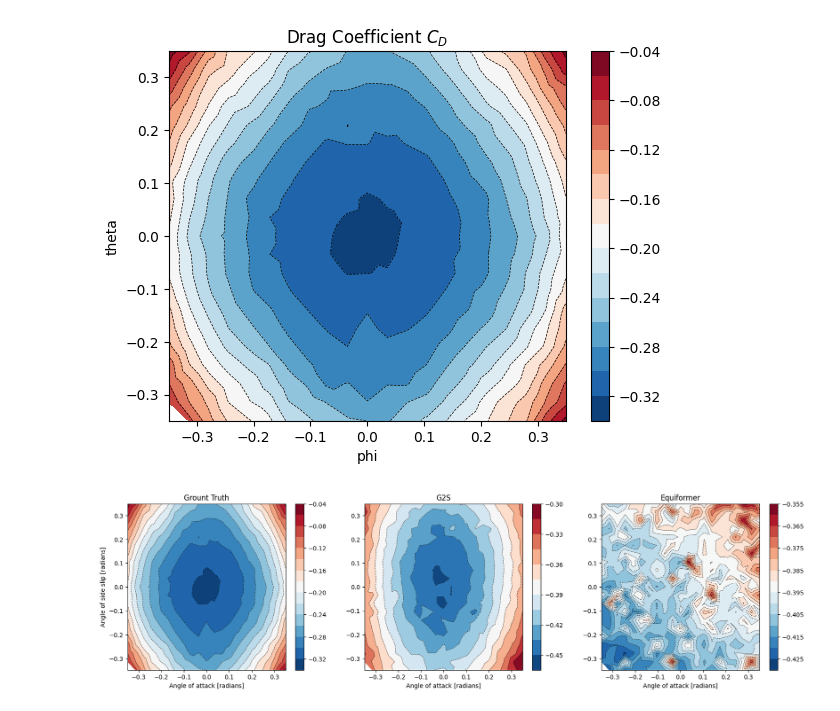
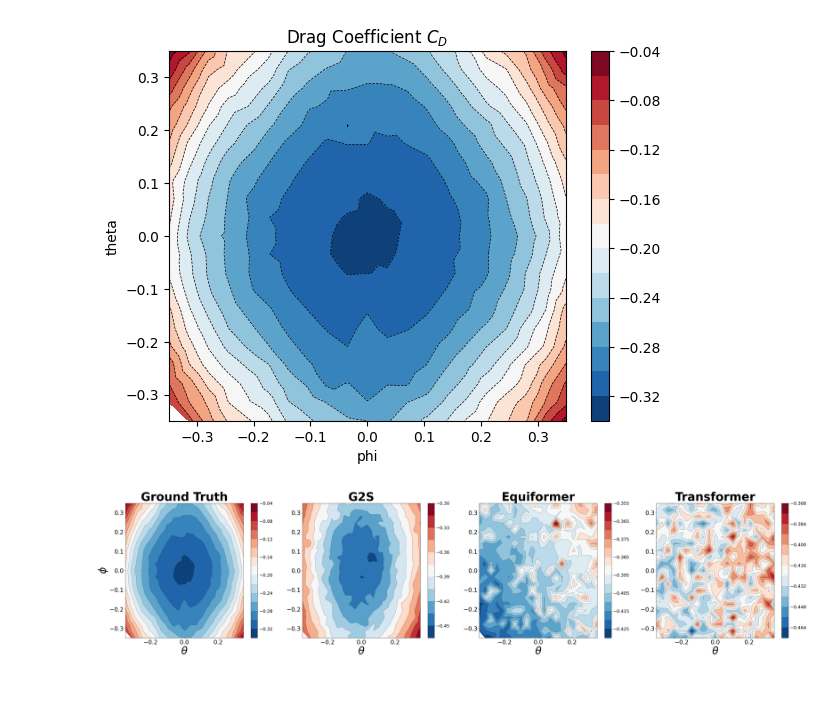
Before and after one commit to ColinKohler/geometry2sphere, a Jupyter notebook: notebooks/drag_eval.ipynb, the cells around one changed output. Drawn from its saved outputs; the diff is of its cells as text; code cells hidden in the pictures.

```diff
--- a/notebooks/drag_eval.ipynb
+++ b/notebooks/drag_eval.ipynb
@@ -64,5 +78,5 @@ itr = iter(dl)
 # %%
-mesh, flight_conds, coords, drag = next(itr)
+mesh, flight_conds, coords, drag = next(e3_itr)
 # %%
 with torch.no_grad():
     equiformer_pred, _ = equiformer((mesh.cuda(), flight_conds.cuda(), coords.cuda()))
@@ -70,3 +98,13 @@ with torch.no_grad():
+# %%
+dl = TorchDataLoader(ds, batch_size=430, num_workers=0, shuffle=False, collate_fn=transformer_collate_function)
+itr = iter(dl)
+# %%
+data = next(itr)
+for k,v in data.items():
+    data[k] = v.cuda()
+# %%
+with torch.no_grad():
+    transformer_pred, _ = transformer(data)
 # %%
 x = np.pi/ 2 - coords[:,0]
 y = coords[:,1]
@@ -125,37 +163,61 @@ Text(0, 0.5, 'theta')
 # %%
 x = np.pi/ 2 - coords[:,0]
 y = coords[:,1]
 for i in range(coords[:,1].shape[0]):
     if y[i] > np.pi:
         y[i] -= 2* np.pi
 
 z0 = drag.cpu().squeeze().numpy()
 z1 = o2s_pred.cpu().squeeze().numpy()
 z2 = equiformer_pred.cpu().squeeze().numpy()
+z3 = transformer_pred.cpu().squeeze().numpy()
 
-fig, ax, = plt.subplots(ncols=3, figsize=(20,5))
+fig, ax, = plt.subplots(ncols=4, figsize=(50,10))
 ax[0].tricontour(x, y, z0, levels=14, linewidths=0.5, colors='k')
 cntr_gt = ax[0].tricontourf(x, y, z0, levels=14, cmap="RdBu_r")
 
 ax[1].tricontour(x, y, z1, levels=14, linewidths=0.5, colors='k')
 cntr_g2s = ax[1].tricontourf(x, y, z1, levels=14, cmap="RdBu_r")
 
 ax[2].tricontour(x, y, z2, levels=14, linewidths=0.5, colors='k')
 cntr_equi = ax[2].tricontourf(x, y, z2, levels=14, cmap="RdBu_r")
 
-fig.colorbar(cntr_gt, ax=ax[0])
-ax[0].set_title(r'Ground Truth')
-ax[0].set_xlabel(r'Theta [radians]')
-ax[0].set_ylabel(r'Phi [radians]')
+ax[3].tricontour(x, y, z3, levels=14, linewidths=0.5, colors='k')
+cntr_trans = ax[3].tricontourf(x, y, z3, levels=14, cmap="RdBu_r")
 
-fig.colorbar(cntr_g2s, ax=ax[1])
-ax[1].set_title(r'G2S')
-ax[1].set_xlabel(r'Phi [radians]')
+f1= 48
+f2 = 42
+f3 = 24
+f4 = 18
+cb1 = fig.colorbar(cntr_gt, ax=ax[0])
+ax[0].set_title(r'Ground Truth', fontsize=f1, fontweight='bold')
+ax[0].set_xlabel(r'$\theta$', fontsize=f2)
+ax[0].set_ylabel(r'$\phi$', fontsize=f2)
+ax[0].xaxis.set_tick_params(labelsize=f3)
+ax[0].yaxis.set_tick_params(labelsize=f3)
+cb1.ax.tick_params(labelsize=f4)
 
-fig.colorbar(cntr_equi, ax=ax[2])
-ax[2].set_title(r'Equiformer')
-ax[2].set_xlabel(r'Phi [radians]')
+cb2 = fig.colorbar(cntr_g2s, ax=ax[1])
+ax[1].set_title(r'G2S', fontsize=f1, fontweight='bold')
+ax[1].set_xlabel(r'$\theta$', fontsize=f2)
+ax[1].xaxis.set_tick_params(labelsize=f3)
+ax[1].yaxis.set_tick_params(labelsize=f3)
+cb2.ax.tick_params(labelsize=f4)
+
+cb3 = fig.colorbar(cntr_equi, ax=ax[2])
+ax[2].set_title(r'Equiformer', fontsize=f1, fontweight='bold')
+ax[2].set_xlabel(r'$\theta$', fontsize=f2)
+ax[2].xaxis.set_tick_params(labelsize=f3)
+ax[2].yaxis.set_tick_params(labelsize=f3)
+cb3.ax.tick_params(labelsize=f4)
+
+cb4 = fig.colorbar(cntr_trans, ax=ax[3])
+ax[3].set_title(r'Transformer', fontsize=f1, fontweight='bold')
+ax[3].set_xlabel(r'$\theta$', fontsize=f2)
+ax[3].xaxis.set_tick_params(labelsize=f3)
+ax[3].yaxis.set_tick_params(labelsize=f3)
+cb4.ax.tick_params(labelsize=f4)
 
 plt.savefig('drag_compare.png')
 # %% [output]
-[figure, old version]
+[figure, new version]
```
Also changed, not shown: parts of 10 cells of this notebook, 9 other files.
